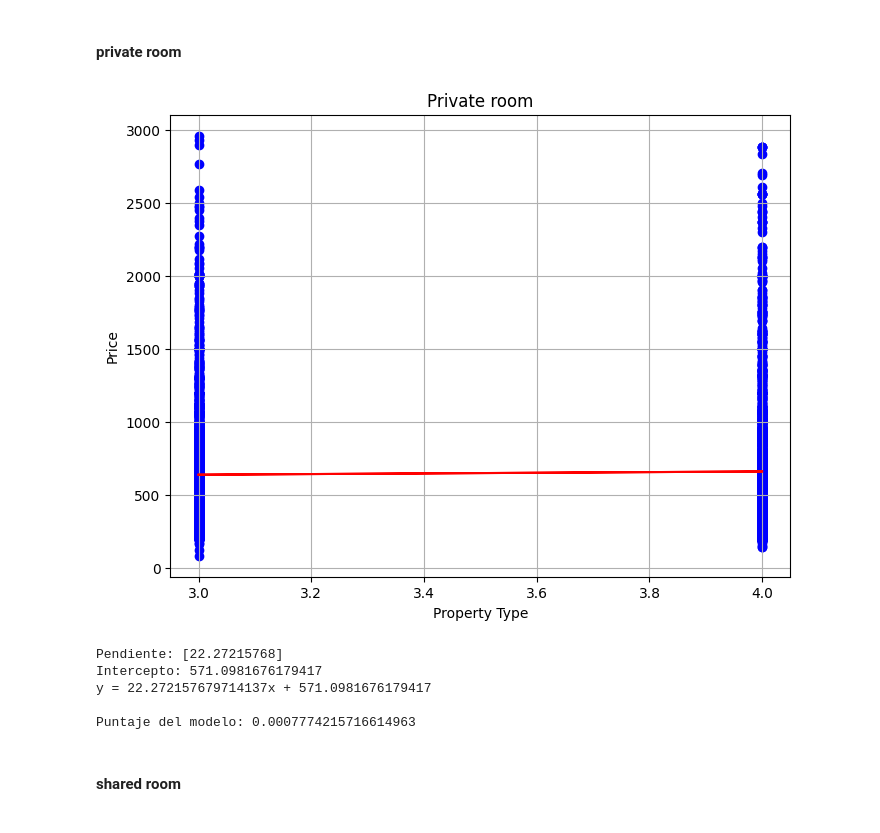
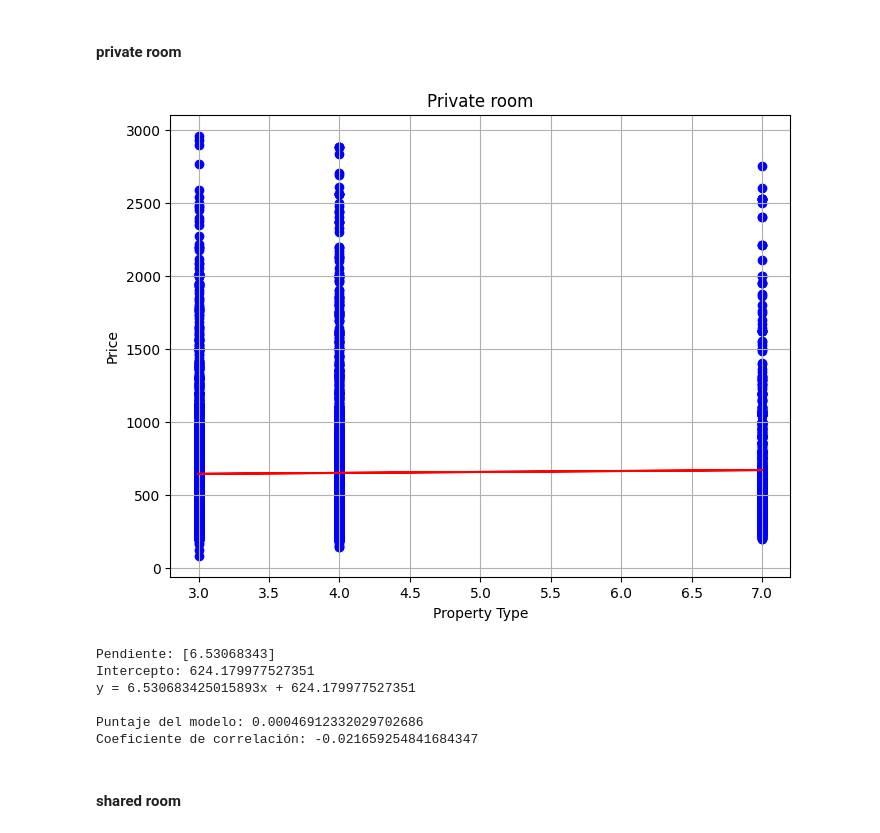
Before and after one commit to end-L-L/Regresion-Lineal-Simple-y-Multiple, a Jupyter notebook: rls-mexico.ipynb, the cells around one changed output. Saved outputs shown, nothing was run; the diff lists cells and outputs as text; code cells hidden in the pictures.

```diff
--- a/rls-mexico.ipynb
+++ b/rls-mexico.ipynb
@@ -86,8 +86,10 @@ types = {
     'Private room in rental unit': 3,
     'Private room in home': 4,
     'Entire loft': 5,
-    'Entire serviced apartment': 6
-}
+    'Entire serviced apartment': 6,
+    'Private room in condo': 7,
+    'Entire home': 8,
+    }
 cd['property_type'] = cd['property_type'].replace(types)
 # %%
 # -------------------------------------------------------------------------
@@ -1121,27 +1267,31 @@ Puntaje del modelo: 0.007470193430727079
 # %%
 # ---------------------------------------------------------------------------------
 # 1) Filtrar valores no numéricos en la columna "property_type" del dataframe cd_private
 #    - Convertimos la columna a tipo numérico con pd.to_numeric(), asignando NaN
 #      a valores que no se puedan convertir (errors='coerce').
 #    - Mantenemos únicamente los valores no nulos (notnull()).
 # ---------------------------------------------------------------------------------
-cd_private = cd_private[pd.to_numeric(cd_private['property_type'], errors='coerce').notnull()]
+cd_private_num = cd_private[pd.to_numeric(cd_private['property_type'], errors='coerce').notnull()]
 
 # 2) Crear y ajustar un modelo de regresión lineal
 model = LinearRegression()
-model.fit(cd_private[['property_type']], cd_private['price'])
+model.fit(cd_private_num[['property_type']], cd_private_num['price'])
 
 # 3) Visualizar la relación y la línea de regresión
 plt.figure(figsize=(8, 6))
-plt.scatter(cd_private[['property_type']], cd_private['price'], color='blue')
-plt.plot(cd_private[['property_type']], model.predict(cd_private[['property_type']]), color='red')
+plt.scatter(cd_private_num[['property_type']], cd_private_num['price'], color='blue')
+plt.plot(
+    cd_private_num[['property_type']],
+    model.predict(cd_private_num[['property_type']]),
+    color='red'
+)
 plt.title('Private room')
 plt.xlabel('Property Type')
 plt.ylabel('Price')
 plt.grid(True)
 plt.show()
 # %% [output]
-[figure, old version]
+[figure, new version]
 # %%
 # 1) Obtener los parámetros (pendiente y ordenada en el origen) del modelo
 m = model.coef_
@@ -1153,13 +1303,17 @@ print('Intercepto:', b)
 print(f'y = {m[0]}x + {b}', end='\n\n')
 
 # 3) Evaluar el modelo con un indicador de desempeño
-print('Puntaje del modelo:', model.score(cd_private[['property_type']], cd_private['price']))
+print('Puntaje del modelo:', model.score(cd_private_num[['property_type']], cd_private_num['price']))
+
+# 4) Calcular el coeficiente de correlación entre las variables
+print('Coeficiente de correlación:', -1*np.sqrt(model.score(cd_private_num[['property_type']], cd_private_num['price'])))
 # %% [output]
-Pendiente: [22.27215768]
-Intercepto: 571.0981676179417
-y = 22.272157679714137x + 571.0981676179417
+Pendiente: [6.53068343]
+Intercepto: 624.179977527351
+y = 6.530683425015893x + 624.179977527351
 
-Puntaje del modelo: 0.0007774215716614963
+Puntaje del modelo: 0.00046912332029702686
+Coeficiente de correlación: -0.021659254841684347
 # %% [markdown]
 #### shared room
 # %%
```
Also changed, not shown: parts of 58 cells of this notebook, 3 other files.
